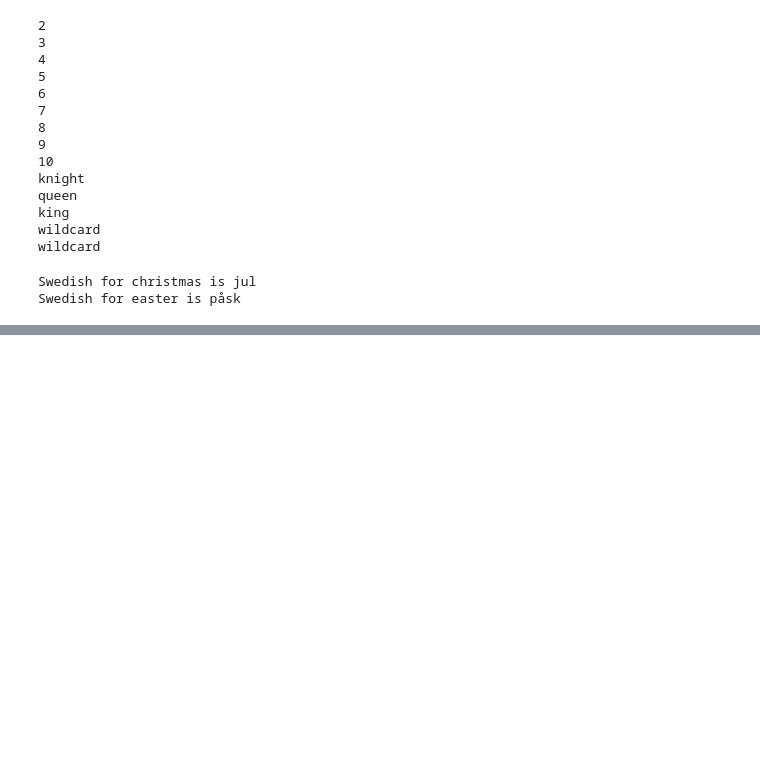
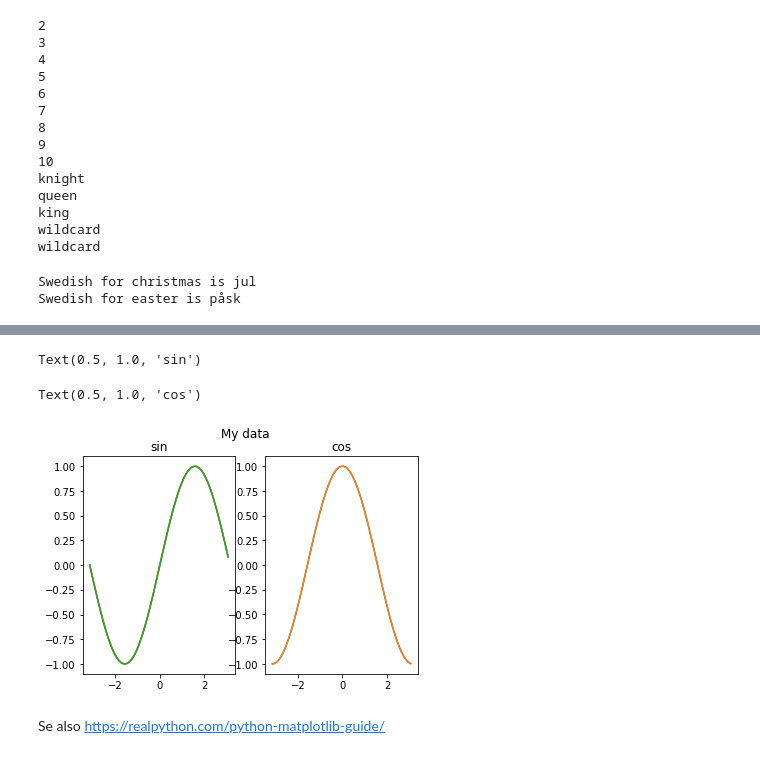
Before and after one commit to bb3110/comppy20, a Jupyter notebook: demo notebook.ipynb, the cells around one changed output, grey strips where cells are left out. Cells and saved outputs as stored; diff of their text form; code cells hidden in the pictures; blank space fills up the shorter version.

```diff
--- a/demo notebook.ipynb
+++ b/demo notebook.ipynb
@@ -397,0 +1424,17 @@ Swedish for easter is påsk
+# %%
+ax1.plot(x, numpy.sin(x))
+ax1.set_title('sin')
+# %% [output]
+Text(0.5, 1.0, 'sin')
+# %%
+ax2.plot(x, numpy.cos(x))
+ax2.set_title('cos')
+# %% [output]
+Text(0.5, 1.0, 'cos')
+# %%
+fig.suptitle('My data')
+fig
+# %% [output]
+[figure, added]
+# %% [markdown]
+Se also https://realpython.com/python-matplotlib-guide/
```
Also changed, not shown: parts of 205 cells of this notebook.
